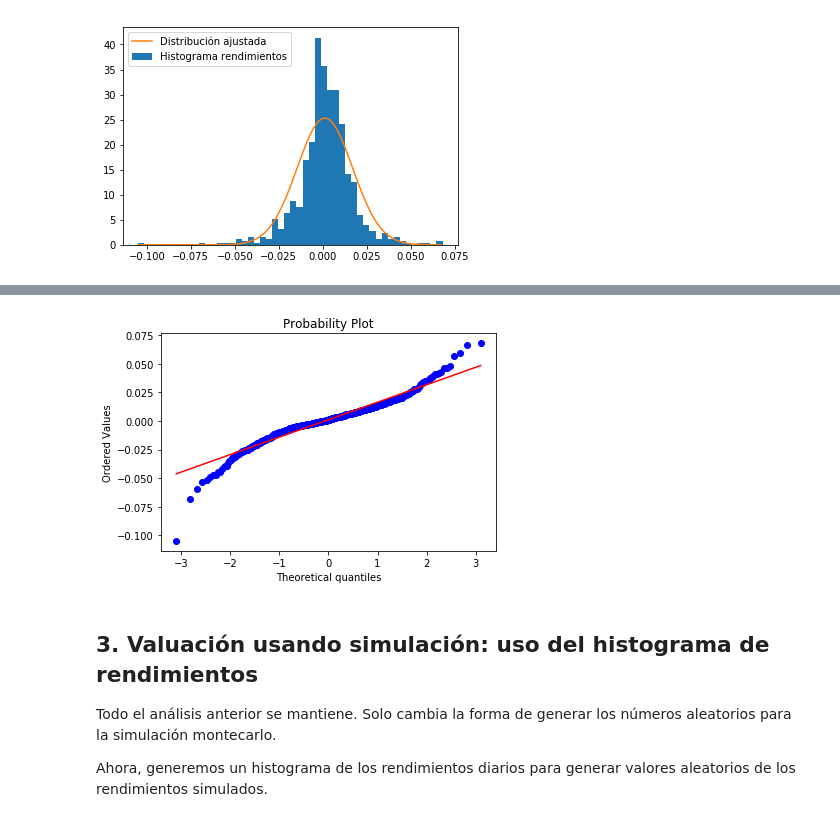
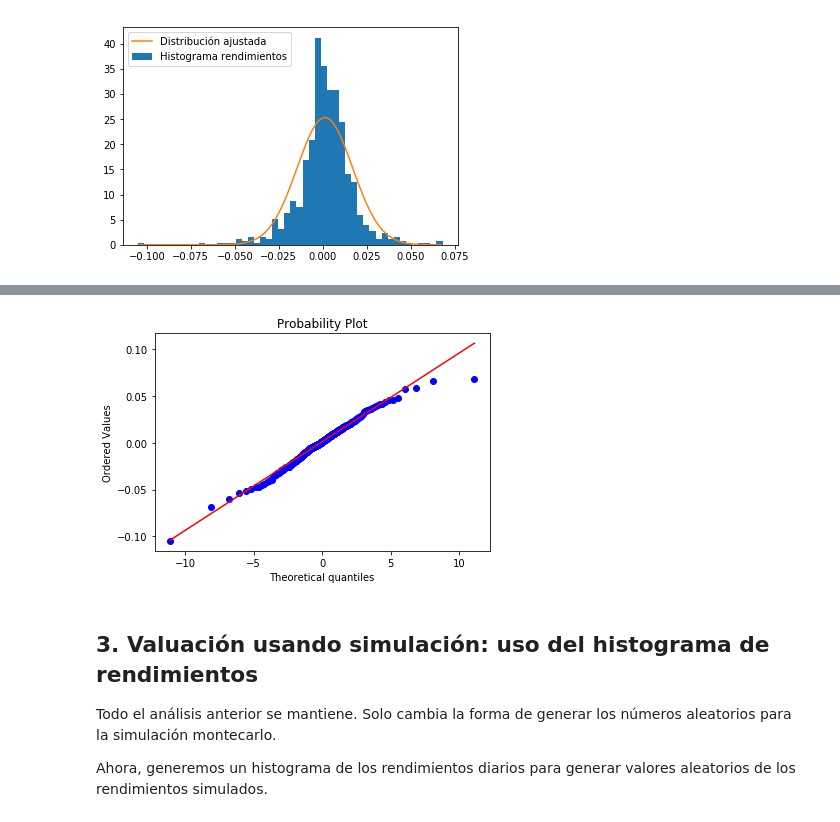
Before and after one commit to violetarcia/SPF-2019-II, a Jupyter notebook: TEMA-3/Clase19_ValuacionOpciones.ipynb, the cells around one changed output, grey strips where cells are left out. Drawn from its saved outputs; the diff is of its cells as text; code cells hidden in the pictures.

```diff
--- a/TEMA-3/Clase19_ValuacionOpciones.ipynb
+++ b/TEMA-3/Clase19_ValuacionOpciones.ipynb
@@ -626,0 +636,14 @@ plt.show()
+# %%
+ren = calc_daily_ret(closes_aapl) # rendimientos
+y,x,des = plt.hist(ren['AAPL'],bins=50,density=True,label='Histograma rendimientos')
+
+dof,mu_fit,sd_fit = st.t.fit(ren) # Se ajustan los parámetros de una normal
+# Valores máximo y mínimo de los rendiemientos a generar
+# ren_max = max(x);ren_min = min(x)
+# Vector de rendimientos generados
+ren_gen = np.arange(ren_min,ren_max,0.001)
+# Generación de la normal ajustado con los parámetros encontrados
+curve_fit = st.t.pdf(ren_gen,df=dof,loc=mu_fit,scale=sd_fit)
+plt.plot(ren_gen,curve_fit,label='Distribución ajustada')
+plt.legend()
+plt.show()
@@ -627,7 +652,7 @@ plt.show()
 # %%
-st.probplot(ren['AAPL'], dist='norm', plot=plt);
+st.probplot(ren['AAPL'],sparams= dof, dist='t', plot=plt);
 # %% [output]
-[figure, old version]
+[figure, new version]
 # %% [markdown]
 ## 3. Valuación usando simulación: uso del histograma de rendimientos
 
```
Also changed, not shown: parts of 43 cells of this notebook, 2 other files.
